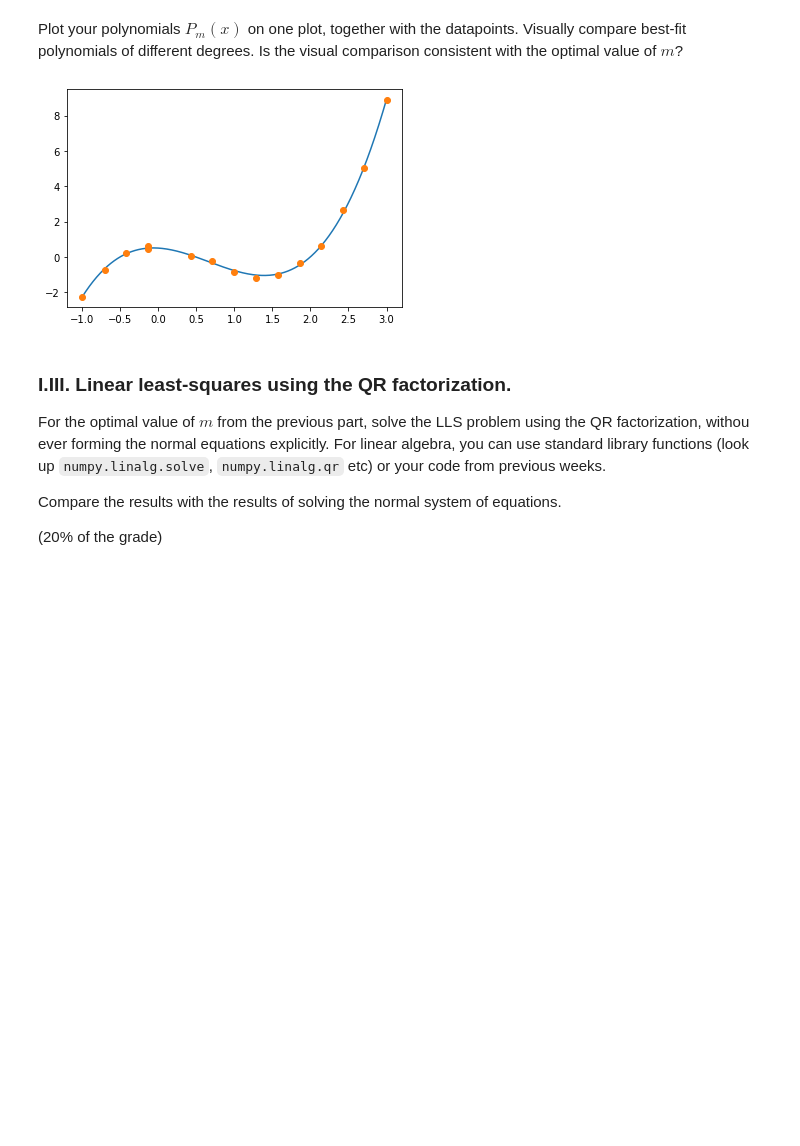
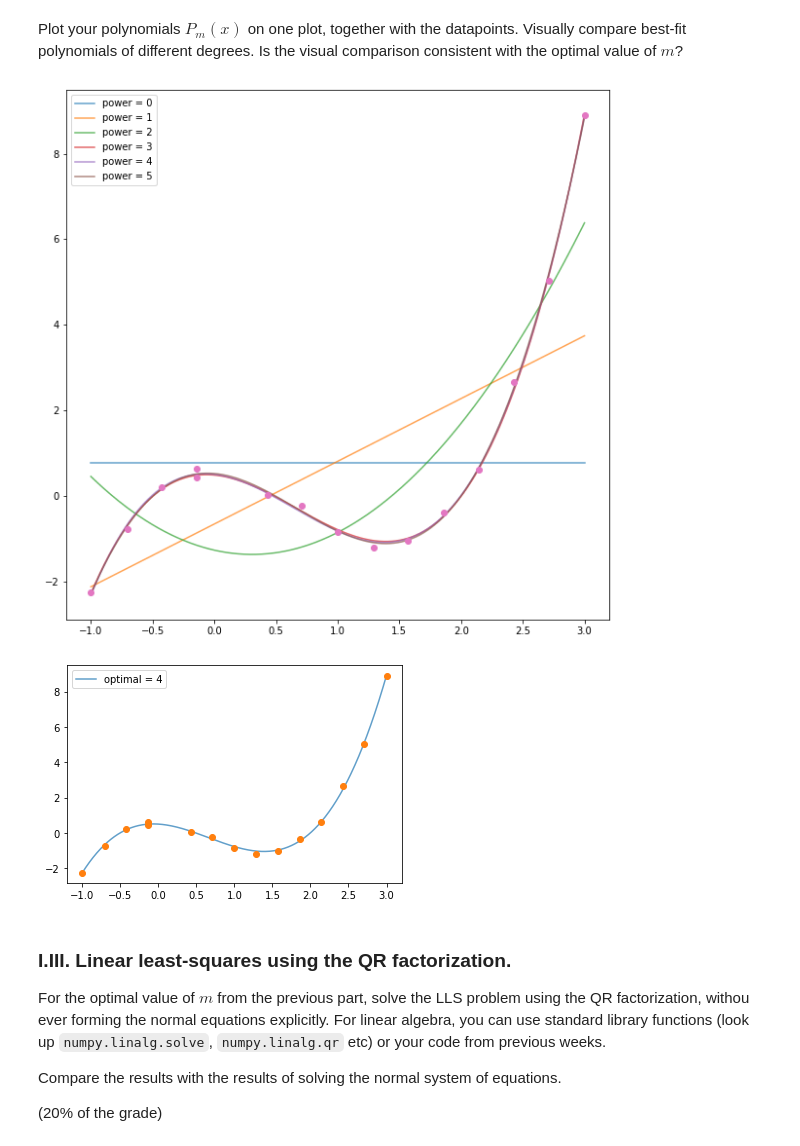
Before and after one commit to arpolkin/CP2020, a Jupyter notebook: week_5_intep_approx.ipynb, the cells around one changed output. Saved outputs shown, nothing was run; the diff lists cells and outputs as text; code cells hidden in the pictures; blank space fills up the shorter version.

```diff
--- a/week_5_intep_approx.ipynb
+++ b/week_5_intep_approx.ipynb
@@ -79,12 +79,23 @@ for i in range(0,14):
 Plot your polynomials $P_m(x)$ on one plot, together with the datapoints. Visually compare best-fit polynomials of different degrees. Is the visual comparison consistent with the optimal value of $m$?
 # %%
 # ... ENTER YOUR CODE HERE
+plt.figure(figsize=(10,10))
+for i in range(1,7):
+    coeff = ls(x,y,i)
+    plt.plot(np.linspace(-1,3,1000),ls_func(np.linspace(-1,3,1000),coeff),alpha=0.7, label = "power = {}".format(i-1))
+plt.plot(x,y,"o")
+plt.legend()
+plt.show()
+
+
 coeff = ls(x,y,power)
-plt.plot(np.linspace(-1,3,1000),ls_func(np.linspace(-1,3,1000),coeff))
+plt.plot(np.linspace(-1,3,1000),ls_func(np.linspace(-1,3,1000),coeff),alpha=0.7, label = "optimal = {}".format(power))
 plt.plot(x,y,"o")
+plt.legend()
 plt.show()
 # %% [output]
-[figure, old version]
+[figure, new version]
+[figure, added]
 # %% [markdown]
 ### I.III. Linear least-squares using the QR factorization.
 
```
Also changed, not shown: 1 other file.
